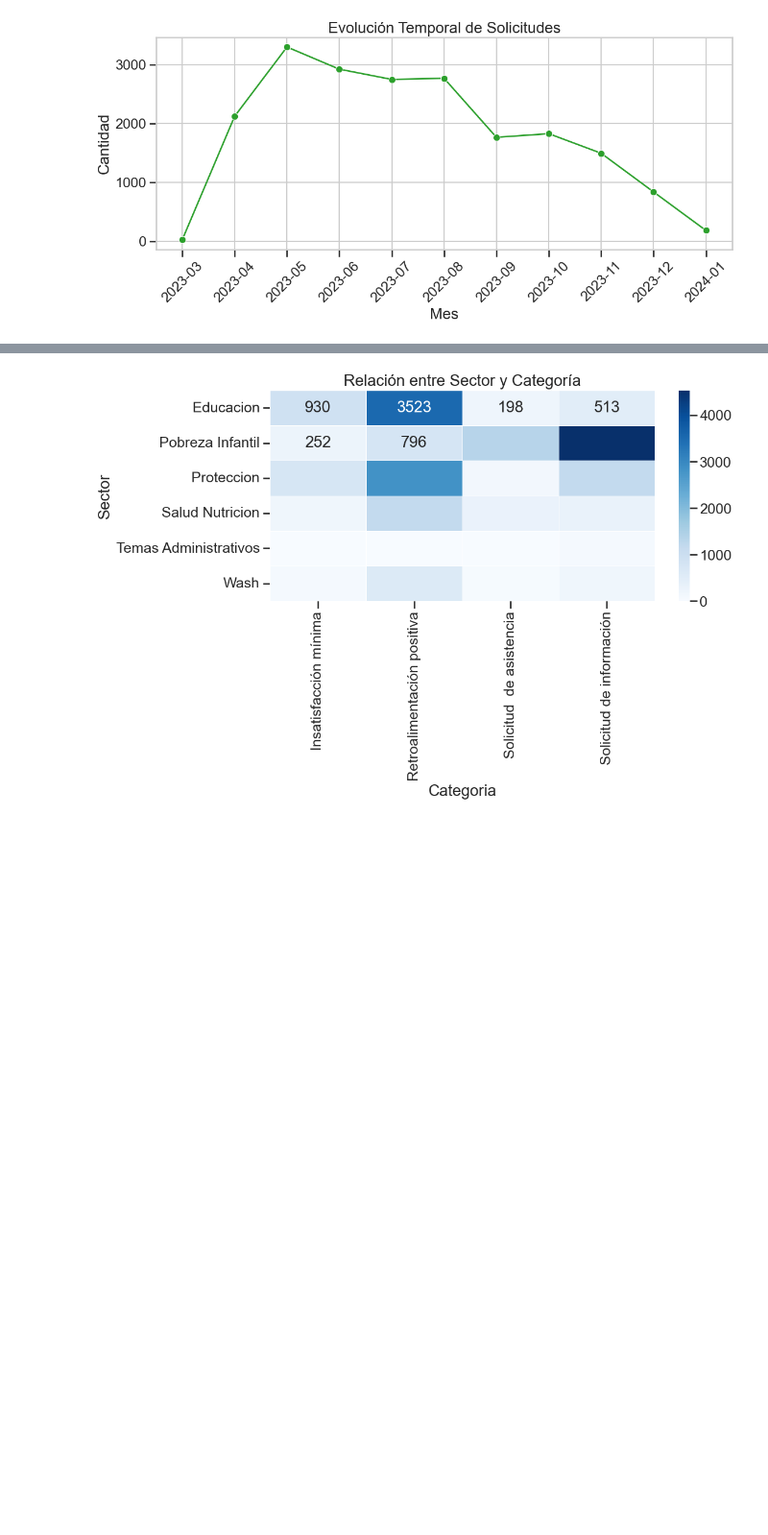
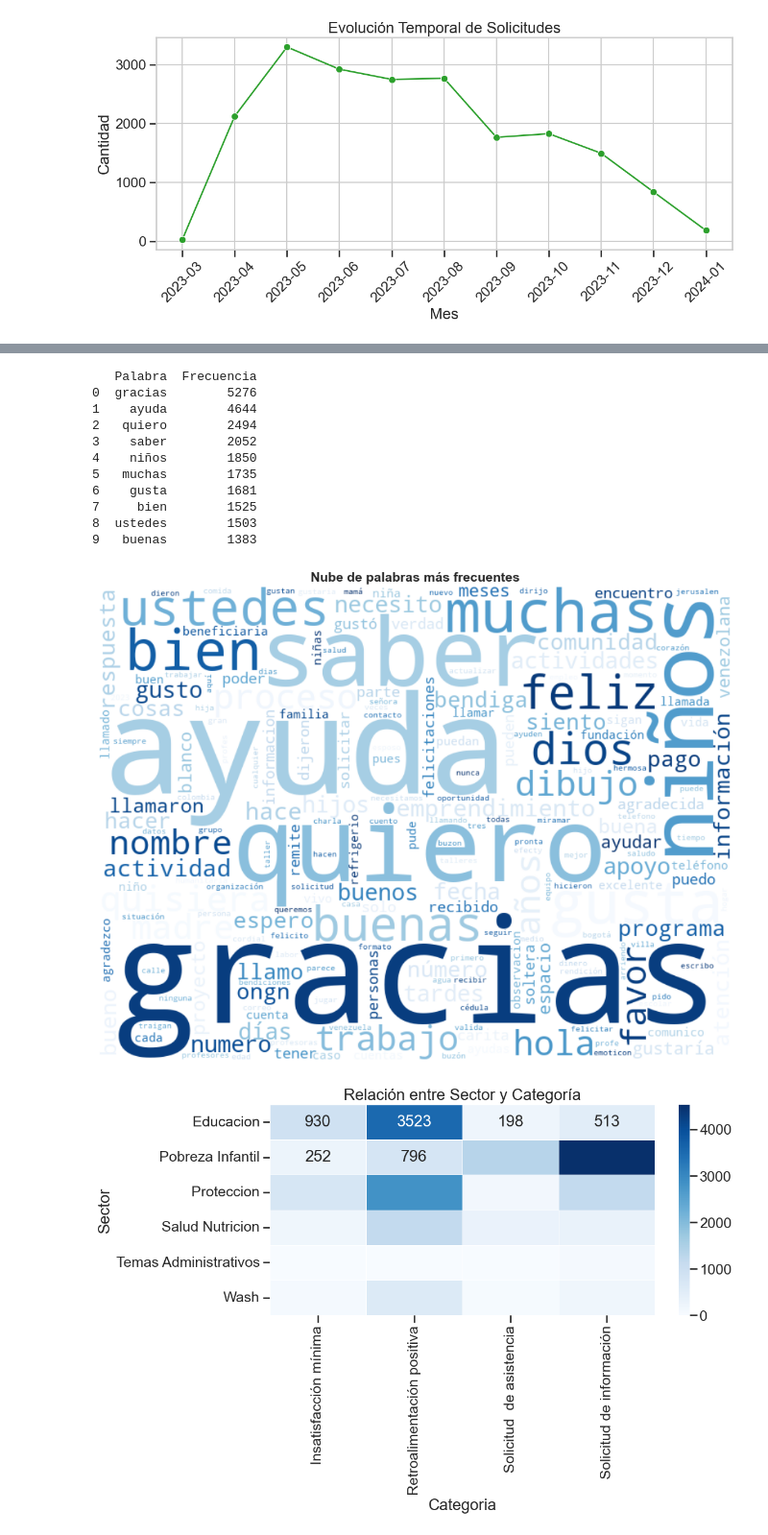
Before and after one commit to jeremiaspabon/proyecto_dl, a Jupyter notebook: notebooks/Exploracion.ipynb, the cells around one changed output, grey strips where cells are left out. Shown at 96% size. Drawn from its saved outputs; the diff is of its cells as text; code cells hidden in the pictures; blank space fills up the shorter version.

```diff
--- a/notebooks/Exploracion.ipynb
+++ b/notebooks/Exploracion.ipynb
@@ -145,3 +158,42 @@ plt.show()
+# %%
+from collections import Counter
+
+# Paso 1: Tokenización + stopwords
+stop_words = set(nltk.corpus.stopwords.words('spanish'))
+tokens = nltk.word_tokenize(' '.join(df['Reporte_limpio']))
+tokens_filtrados = [word for word in tokens if word not in stop_words and len(word) > 3]
+
+# Paso 2: Contar palabras
+conteo_palabras = Counter(tokens_filtrados)
+palabras_comunes = conteo_palabras.most_common(10)
+
+# Paso 3: Mostrar tabla
+tabla_frecuencias = pd.DataFrame(palabras_comunes, columns=['Palabra', 'Frecuencia'])
+print(tabla_frecuencias)
+
+# Paso 4: Generar nube de palabras
+wordcloud = WordCloud(width=800, height=600, background_color='white', colormap='Blues')\
+    .generate_from_frequencies(conteo_palabras)
+
+plt.figure(figsize=(10,8))
+plt.imshow(wordcloud, interpolation='bilinear')
+plt.axis('off')
+plt.title("Nube de palabras más frecuentes", fontsize=14, fontweight='bold')
+plt.tight_layout()
+plt.show()
+# %% [output]
+   Palabra  Frecuencia
+0  gracias        5276
+1    ayuda        4644
+2   quiero        2494
+3    saber        2052
+4    niños        1850
+5   muchas        1735
+6    gusta        1681
+7     bien        1525
+8  ustedes        1503
+9   buenas        1383
+[figure, added]
 # %%
 plt.figure(figsize=(12,8))
 tabla_contingencia = pd.crosstab(df['Sector'], df['Categoria'])
```
Also changed, not shown: parts of 3 cells of this notebook.
